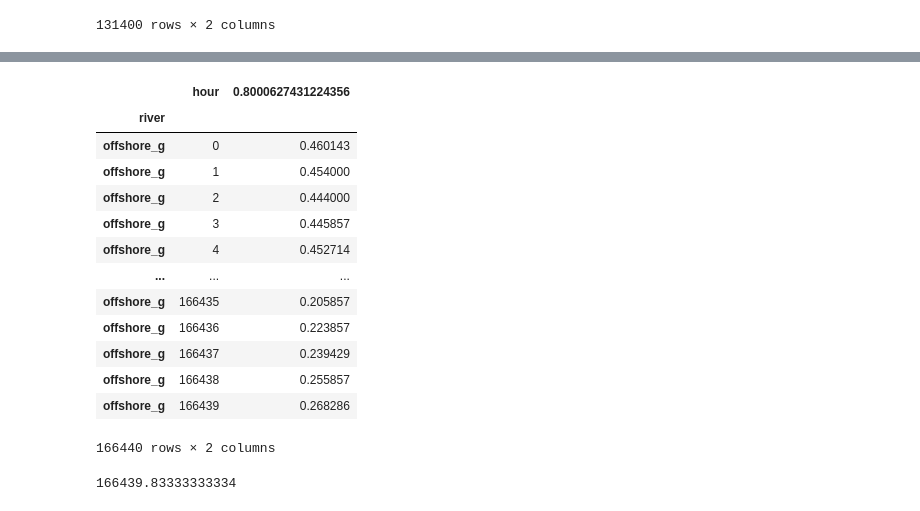
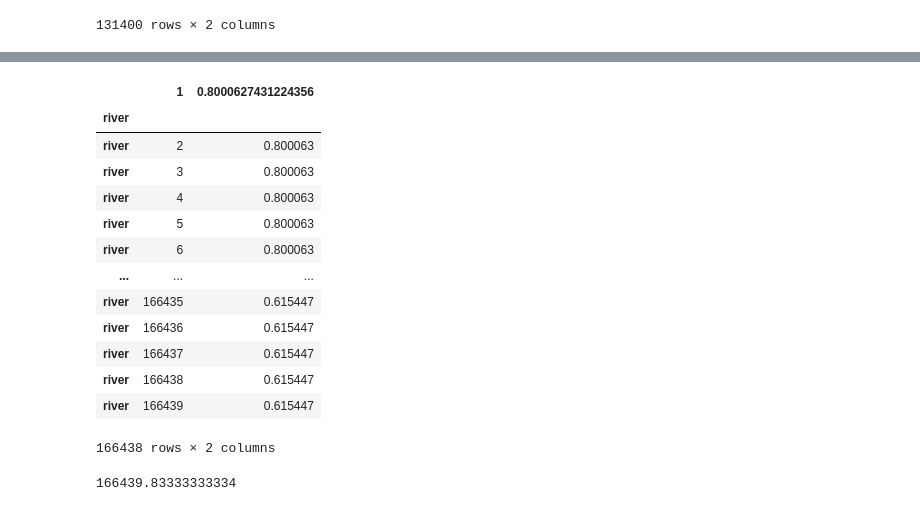
Before and after one commit to CIRED/EOLES-Coupling, a Jupyter notebook: analysis_xps_092023.ipynb, the cells around one changed output, grey strips where cells are left out. Cells and saved outputs as stored; diff of their text form; code cells hidden in the pictures.

```diff
--- a/analysis_xps_092023.ipynb
+++ b/analysis_xps_092023.ipynb
@@ -439,20 +496,20 @@ vre_profiles_3.loc[(vre_profiles_3.index == "offshore_g") & (vre_profiles_3.hour
 # %%
-vre_profiles_3.loc[(vre_profiles_3.index == "offshore_g")]
+vre_profiles_3.loc[(vre_profiles_3.index == "river")]
 # %% [output]
-|  | hour | 0.8000627431224356 |
+|  | 1 | 0.8000627431224356 |
 | river |  |  |
-| offshore_g | 0 | 0.460143 |
-| offshore_g | 1 | 0.454000 |
-| offshore_g | 2 | 0.444000 |
-| offshore_g | 3 | 0.445857 |
-| offshore_g | 4 | 0.452714 |
+| river | 2 | 0.800063 |
+| river | 3 | 0.800063 |
+| river | 4 | 0.800063 |
+| river | 5 | 0.800063 |
+| river | 6 | 0.800063 |
 | ... | ... | ... |
-| offshore_g | 166435 | 0.205857 |
-| offshore_g | 166436 | 0.223857 |
-| offshore_g | 166437 | 0.239429 |
-| offshore_g | 166438 | 0.255857 |
-| offshore_g | 166439 | 0.268286 |
+| river | 166435 | 0.615447 |
+| river | 166436 | 0.615447 |
+| river | 166437 | 0.615447 |
+| river | 166438 | 0.615447 |
+| river | 166439 | 0.615447 |
-166440 rows × 2 columns
+166438 rows × 2 columns
 # %%
 vre_profiles_3.drop(index=['onshore_V90', 'onshore_V110']).shape[0]/6
 # %% [output]
```
Also changed, not shown: parts of 7 cells of this notebook, 8 other files.
